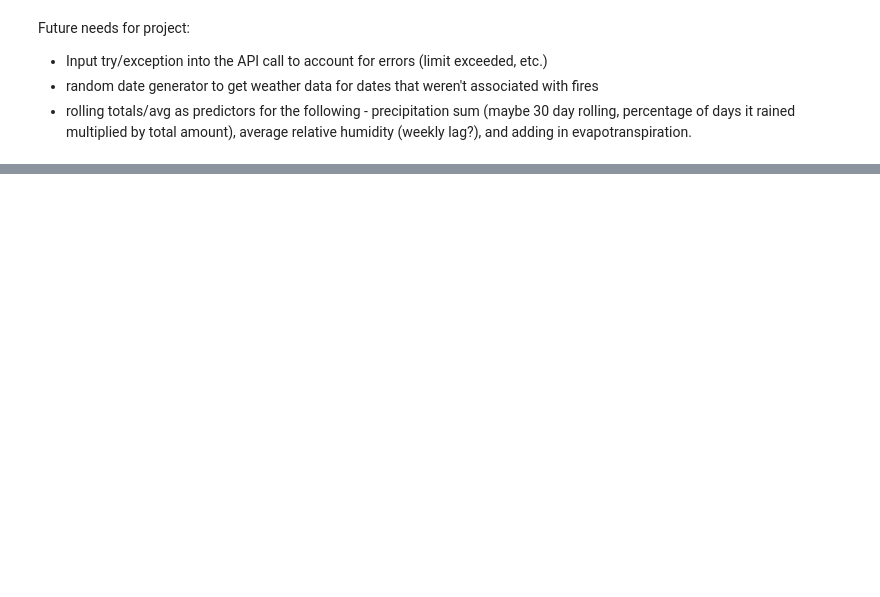
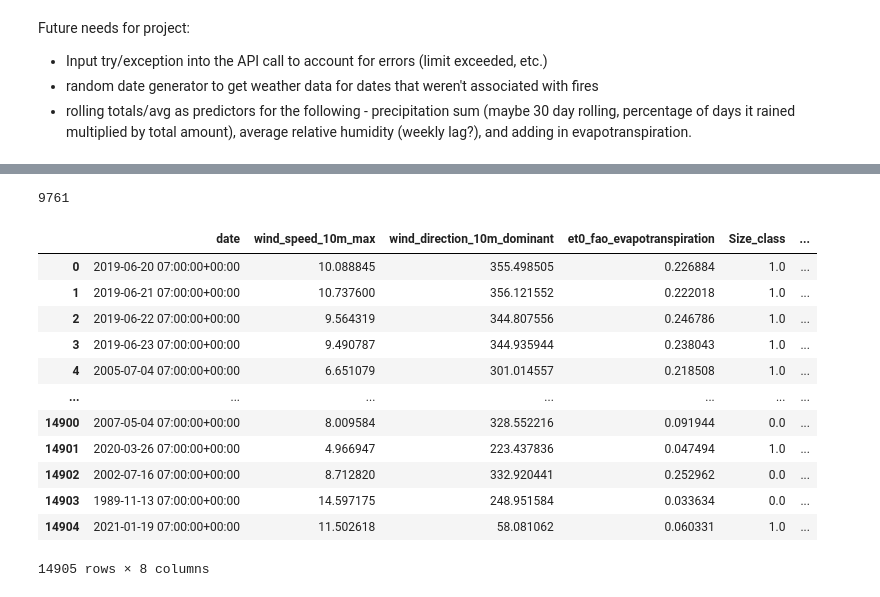
Before and after one commit to cgp9900/Fire_Prediction, a Jupyter notebook: Fire_Prediction.ipynb, the cells around one changed output, grey strips where cells are left out. Drawn from its saved outputs; the diff is of its cells as text; code cells hidden in the pictures; blank space fills up the shorter version.

```diff
--- a/Fire_Prediction.ipynb
+++ b/Fire_Prediction.ipynb
@@ -355,0 +357,20 @@ plt.show()
+# %%
+len(daily_dataframe_agg['date'].unique())
+# %% [output]
+9761
+# %%
+daily_dataframe_agg
+# %% [output]
+|  | date | wind_speed_10m_max | wind_direction_10m_dominant | et0_fao_evapotranspiration | Size_class | ... |
+| 0 | 2019-06-20 07:00:00+00:00 | 10.088845 | 355.498505 | 0.226884 | 1.0 | ... |
+| 1 | 2019-06-21 07:00:00+00:00 | 10.737600 | 356.121552 | 0.222018 | 1.0 | ... |
+| 2 | 2019-06-22 07:00:00+00:00 | 9.564319 | 344.807556 | 0.246786 | 1.0 | ... |
+| 3 | 2019-06-23 07:00:00+00:00 | 9.490787 | 344.935944 | 0.238043 | 1.0 | ... |
+| 4 | 2005-07-04 07:00:00+00:00 | 6.651079 | 301.014557 | 0.218508 | 1.0 | ... |
+| ... | ... | ... | ... | ... | ... | ... |
+| 14900 | 2007-05-04 07:00:00+00:00 | 8.009584 | 328.552216 | 0.091944 | 0.0 | ... |
+| 14901 | 2020-03-26 07:00:00+00:00 | 4.966947 | 223.437836 | 0.047494 | 1.0 | ... |
+| 14902 | 2002-07-16 07:00:00+00:00 | 8.712820 | 332.920441 | 0.252962 | 0.0 | ... |
+| 14903 | 1989-11-13 07:00:00+00:00 | 14.597175 | 248.951584 | 0.033634 | 0.0 | ... |
+| 14904 | 2021-01-19 07:00:00+00:00 | 11.502618 | 58.081062 | 0.060331 | 1.0 | ... |
+14905 rows × 8 columns
```
Also changed, not shown: parts of 5 cells of this notebook.
